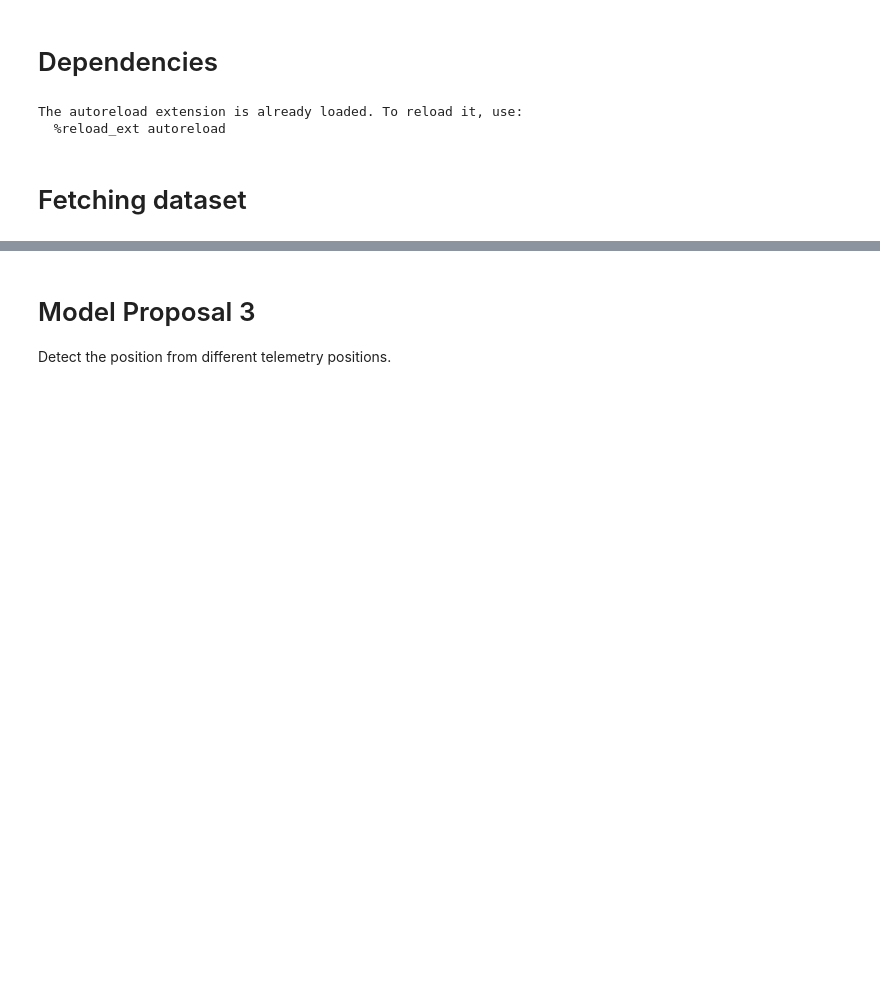
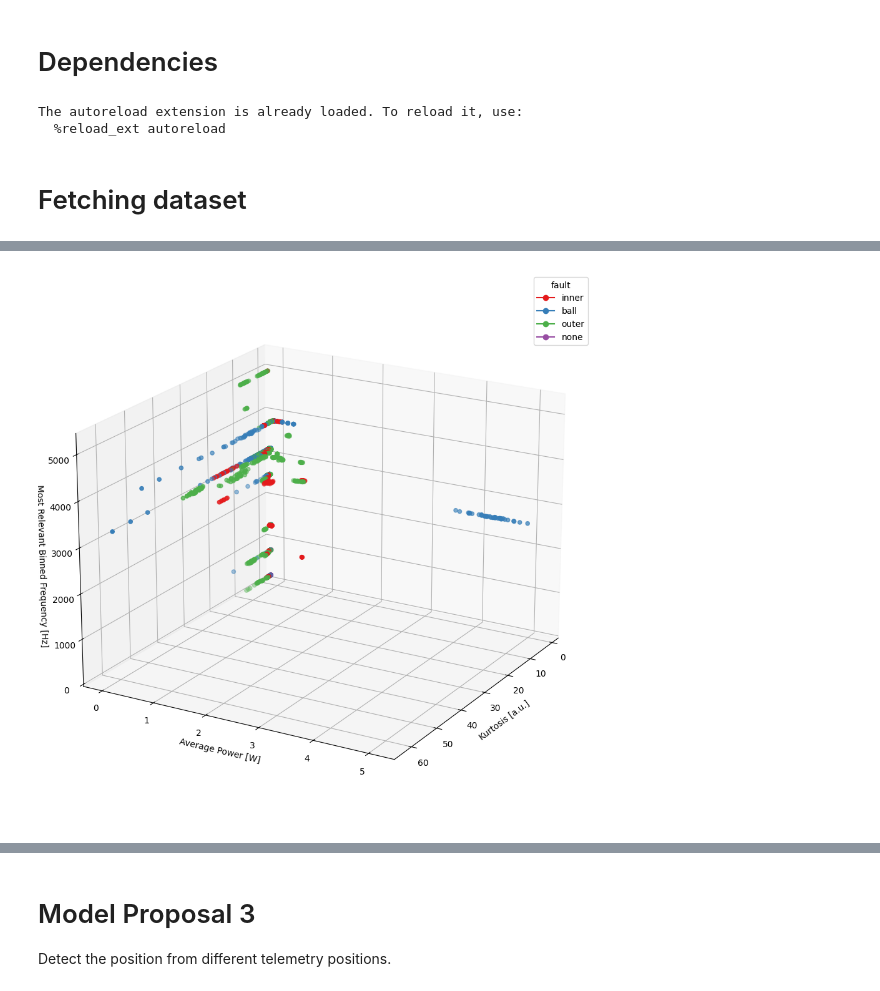
Before and after one commit to Leomares/crwu-fault-detection, a Jupyter notebook: notebooks/model-training.ipynb, the cells around one changed output, grey strips where cells are left out. Drawn from its saved outputs; the diff is of its cells as text; code cells hidden in the pictures; blank space fills up the shorter version.

```diff
--- a/notebooks/model-training.ipynb
+++ b/notebooks/model-training.ipynb
@@ -172,2 +220,19 @@ Extract the FFT -> train an auto-encoder as an embedding -> use its latent varia
 
 Its still receives one sensor reading to make the inference.
+# %%
+curr_dataset = dataset.copy().sample(frac=1, random_state=42)
+faulty_dataset = curr_dataset.copy()
+# %%
+curr_dataset["feat_avg_power"] = curr_dataset["feat_avg_power"].apply(np.log1p)
+curr_dataset["feat_narrowband_power_rate"] = curr_dataset["feat_narrowband_power_rate"].apply(np.log1p)
+curr_dataset["feat_kurtosis"] = curr_dataset["feat_kurtosis"].apply(np.log1p)
+
+faulty_dataset["fault_size_in"] = faulty_dataset["fault_size_in"].apply(lambda x: x if pd.notna(x) else 0)
+faulty_dataset["fault_type"] = faulty_dataset["fault_type"].apply(lambda x: "none" if not pd.notna(x) else "outer" if "outer" in x else x)
+faults = faulty_dataset["fault_type"].unique().tolist()
+
+encoder = OneHotEncoder()
+encoded_fault_types = encoder.fit_transform(faulty_dataset[['fault_type']])
+encoded_fault_types_df = pd.DataFrame(encoded_fault_types.toarray(), columns=encoder.get_feature_names_out(['fault_type']))
+oh_faulty_dataset = pd.concat([faulty_dataset.drop(columns=['fault_type']).reset_index(drop=True), encoded_fault_types_df.reset_index(drop=True)], axis=1)
+faulty_dataset.head()
@@ -173,0 +247,30 @@ Its still receives one sensor reading to make the inference.
+# %%
+fig = plt.figure(figsize=(8,6),dpi=100)
+ax = fig.add_subplot(projection='3d', elev=20, azim=30)
+
+faulty_dataset["fault_type_c"] = faulty_dataset["fault_type"].apply(lambda x: faults.index(x))
+cmap = plt.get_cmap("Set1")
+
+ax.scatter(
+    xs=faulty_dataset["feat_kurtosis"],
+    ys=faulty_dataset["feat_avg_power"],
+    zs=faulty_dataset["feat_most_relevant_binned_freq"],
+    c=cmap(faulty_dataset["fault_type_c"]),
+    # alpha=faulty_dataset["fault_size_in"],
+)
+# ax.set_xlabel("Motor Speed [RPM]")
+ax.set_xlabel("Kurtosis [a.u.]")
+ax.set_ylabel("Average Power [W]")
+# ax.set_zlabel("Narrowband Power Rate")
+ax.set_zlabel("Most Relevant Binned Frequency [Hz]")
+
+handles = []
+for i,label in enumerate(faults):
+    handles.append(
+        plt.plot([],[],label=label,color=cmap(i),marker='o')[0]
+    )
+
+ax.legend(title="fault")
+fig.tight_layout(pad=-10)
+# %% [output]
+[figure, added]
```
Also changed, not shown: parts of 19 cells of this notebook, 6 other files.
